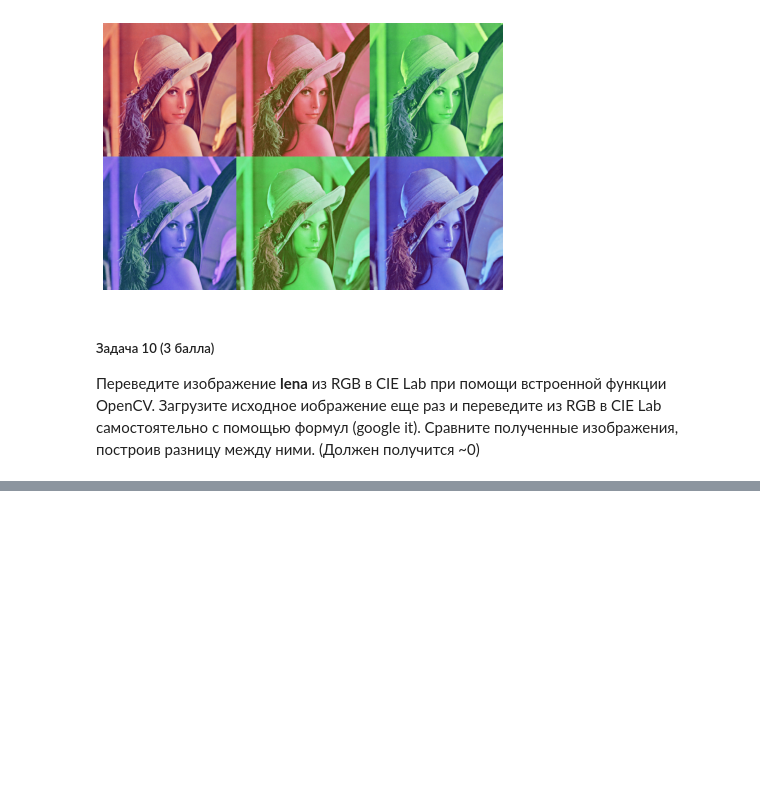
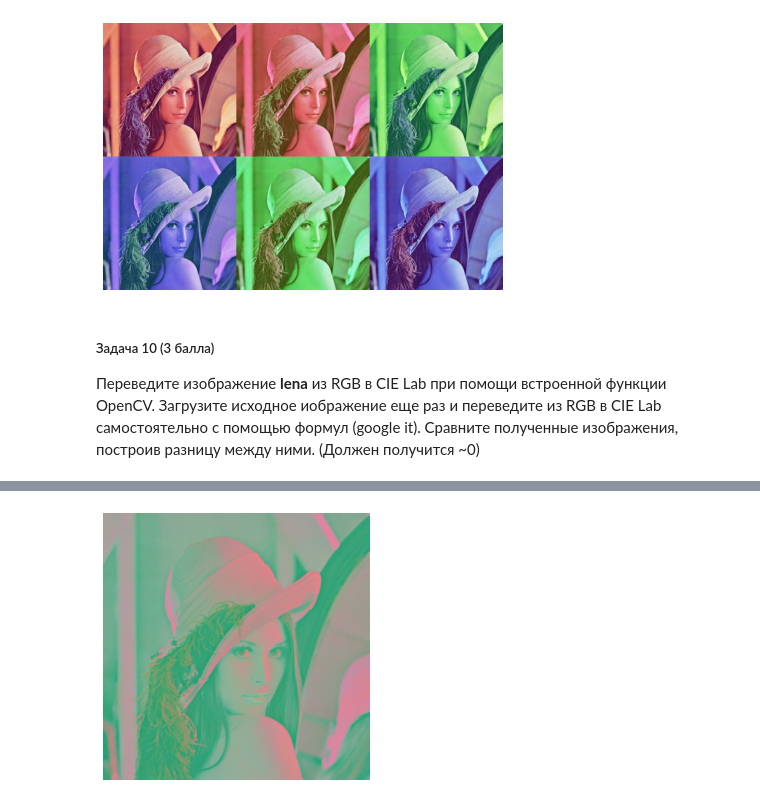
Before and after one commit to breengles/hse_hw, a Jupyter notebook: ImageAnalyzis/01/hw1_hse_2021.ipynb, the cells around one changed output, grey strips where cells are left out. Saved outputs shown, nothing was run; the diff lists cells and outputs as text; code cells hidden in the pictures; blank space fills up the shorter version.

```diff
--- a/ImageAnalyzis/01/hw1_hse_2021.ipynb
+++ b/ImageAnalyzis/01/hw1_hse_2021.ipynb
@@ -142,11 +156,10 @@ show_image(grid(imgs))
 Переведите изображение **lena** из RGB в CIE Lab при помощи встроенной функции OpenCV. Загрузите исходное иображение еще раз и переведите из RGB в CIE Lab самостоятельно с помощью формул (google it). Сравните полученные изображения, построив разницу между ними. (Должен получится ~0)
 # %%
 def gamma(img):
-    out = img.copy()
-    out = out / 255
+    out = img.copy().astype(np.float) / 255
     mask = out > 0.04045
     out[mask] = ((out[mask] + 0.055) / 1.055) ** 2.4
-    out[~mask] = out[~mask] / 12.92
+    out[~mask] /= 12.92
     return out
 
 def rgb2xyz(img):
@@ -155,28 +168,32 @@ def rgb2xyz(img):
         [0.212671,  0.71516, 0.072169],
         [0.019334, 0.119193, 0.950227]
     ])
-    return np.apply_along_axis(lambda x: M @ x, 2, img)
+    img_ = img.copy().astype(np.float)
+    return (img_.reshape(-1, 3) @ M.T).reshape(img_.shape) / [0.950456, 1, 1.088754]
 
-def xyz2lab(img, x_n = 0.950456, z_n = 1.088754):
+def xyz2lab(img):
     def f(t, delta = 0.008856):
         mask = t > delta
-        t[mask] = t[mask] ** (1 / 3)
-        t[~mask] = 7.787 * t[~mask] + 16 / 116
-        return t
+        t_ = np.zeros_like(t)
+        t_[mask] = t[mask] ** (1 / 3)
+        t_[~mask] = 7.787 * t[~mask] + 16 / 116
+        return t_
 
     y_mask = img[:, :, 1] > 0.008856
     L = np.zeros_like(img[:, :, 0])
     L[y_mask] = 116 * img[y_mask, 1] ** (1 / 3) - 16
     L[~y_mask] = 903.3 * img[~y_mask, 1]
 
-    a = 500 * (f(img[:, :, 0] / x_n)  - f(img[:, :, 1]))
-    b = 200 * (f(img[:, :, 1]) - f(img[:, :, 2] / z_n))
+    tmp = f(img[:, :, 1])
 
-    out = img.copy()
+    a = 500 * (f(img[:, :, 0]) - tmp)
+    b = 200 * (tmp - f(img[:, :, 2]))
+
+    out = np.zeros_like(img)
     out[:, :, 0] = L * 2.55
     out[:, :, 1] = a + 128
     out[:, :, 2] = b + 128
-    return out
+    return out.astype(np.uint8)
 # %%
 lena = cv2.cvtColor(cv2.imread("lena.jpg"), cv2.COLOR_BGR2RGB)
 # %%
@@ -192,0 +213,4 @@ Clipping input data to the valid range for imshow with RGB data ([0..1] for floa
+# %%
+show_image(lena_lab)
+# %% [output]
+[figure, added]
```
Also changed, not shown: parts of 11 cells of this notebook.
